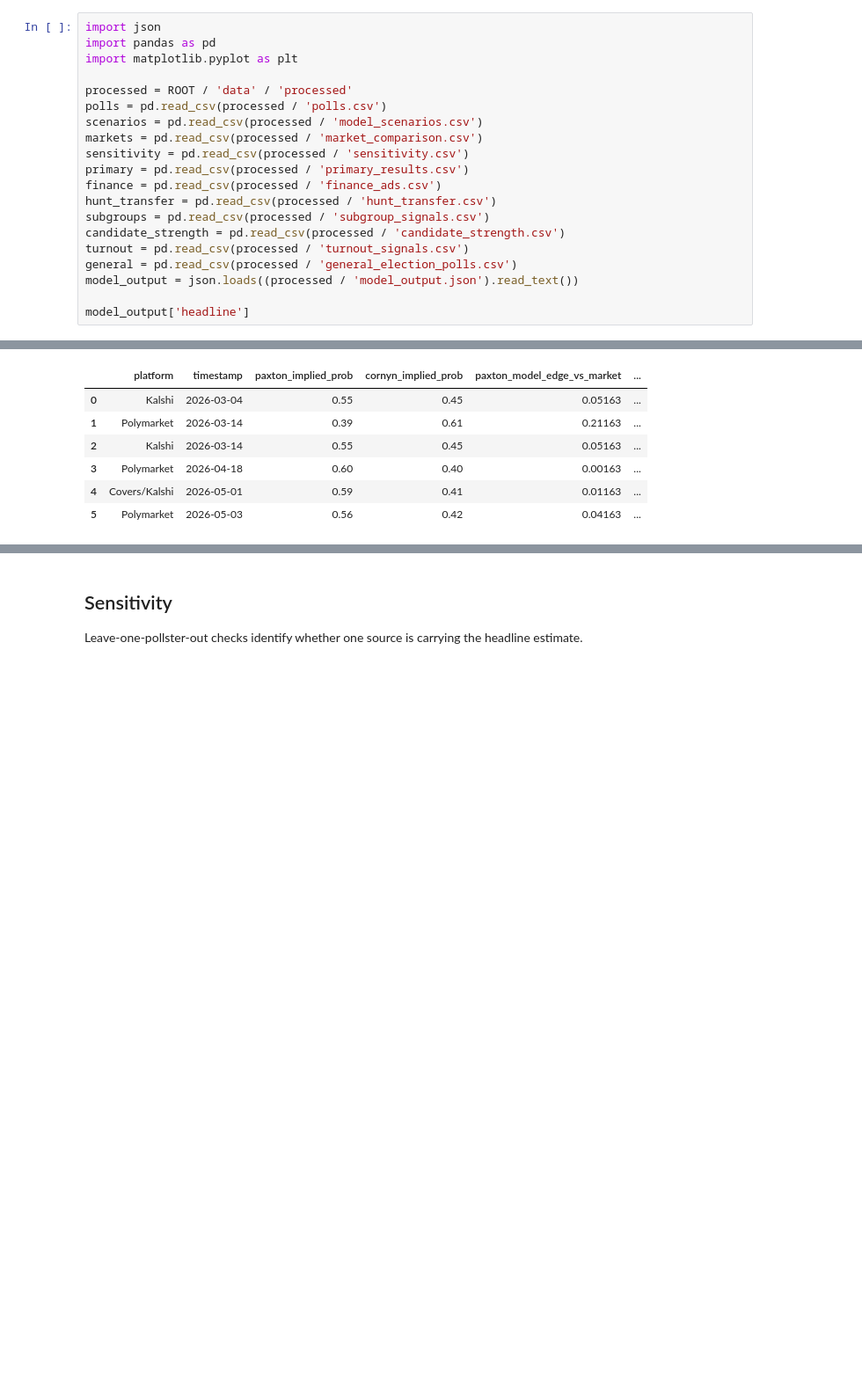
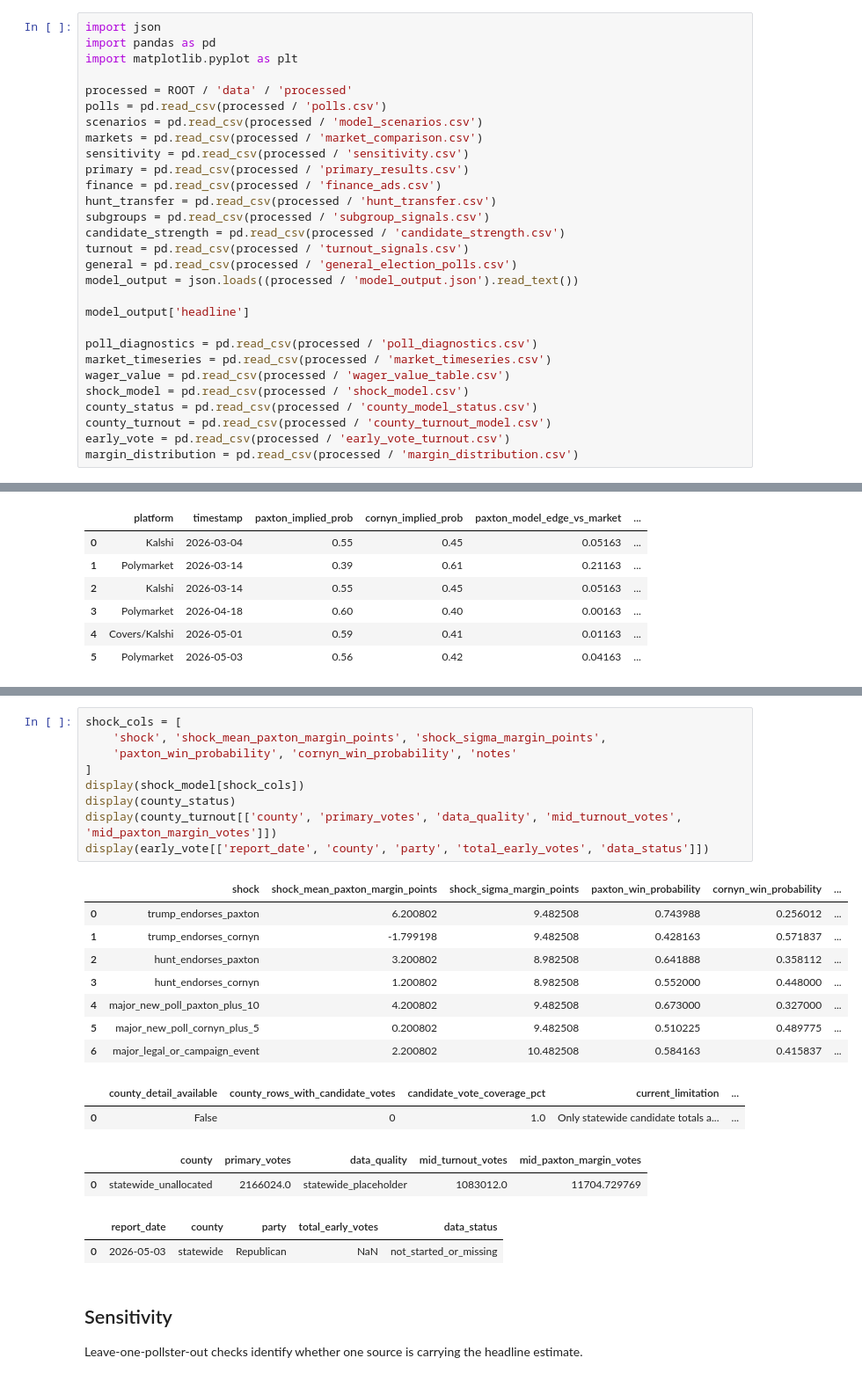
Before and after one commit to snailpop1/2026-Texas-GOP-Senate-Primary-Predictor, a Jupyter notebook: notebooks/tx_gop_senate_runoff_model.ipynb, the cells around one changed output, grey strips where cells are left out. Shown at 88% size. Saved outputs shown, nothing was run; the diff lists cells and outputs as text; blank space fills up the shorter version.

Commit message:
Add wager-grade risk and signal layers

```diff
--- a/notebooks/tx_gop_senate_runoff_model.ipynb
+++ b/notebooks/tx_gop_senate_runoff_model.ipynb
@@ -39,3 +39,12 @@ general = pd.read_csv(processed / 'general_election_polls.csv')
 model_output = json.loads((processed / 'model_output.json').read_text())
 
 model_output['headline']
+
+poll_diagnostics = pd.read_csv(processed / 'poll_diagnostics.csv')
+market_timeseries = pd.read_csv(processed / 'market_timeseries.csv')
+wager_value = pd.read_csv(processed / 'wager_value_table.csv')
+shock_model = pd.read_csv(processed / 'shock_model.csv')
+county_status = pd.read_csv(processed / 'county_model_status.csv')
+county_turnout = pd.read_csv(processed / 'county_turnout_model.csv')
+early_vote = pd.read_csv(processed / 'early_vote_turnout.csv')
+margin_distribution = pd.read_csv(processed / 'margin_distribution.csv')
@@ -193,3 +228,27 @@ markets[market_cols]
+# %%
+shock_cols = [
+    'shock', 'shock_mean_paxton_margin_points', 'shock_sigma_margin_points',
+    'paxton_win_probability', 'cornyn_win_probability', 'notes'
+]
+display(shock_model[shock_cols])
+display(county_status)
+display(county_turnout[['county', 'primary_votes', 'data_quality', 'mid_turnout_votes', 'mid_paxton_margin_votes']])
+display(early_vote[['report_date', 'county', 'party', 'total_early_votes', 'data_status']])
+# %% [output]
+|  | shock | shock_mean_paxton_margin_points | shock_sigma_margin_points | paxton_win_probability | cornyn_win_probability | ... |
+| 0 | trump_endorses_paxton | 6.200802 | 9.482508 | 0.743988 | 0.256012 | ... |
+| 1 | trump_endorses_cornyn | -1.799198 | 9.482508 | 0.428163 | 0.571837 | ... |
+| 2 | hunt_endorses_paxton | 3.200802 | 8.982508 | 0.641888 | 0.358112 | ... |
+| 3 | hunt_endorses_cornyn | 1.200802 | 8.982508 | 0.552000 | 0.448000 | ... |
+| 4 | major_new_poll_paxton_plus_10 | 4.200802 | 9.482508 | 0.673000 | 0.327000 | ... |
+| 5 | major_new_poll_cornyn_plus_5 | 0.200802 | 9.482508 | 0.510225 | 0.489775 | ... |
+| 6 | major_legal_or_campaign_event | 2.200802 | 10.482508 | 0.584163 | 0.415837 | ... |
+|  | county_detail_available | county_rows_with_candidate_votes | candidate_vote_coverage_pct | current_limitation | ... |
+| 0 | False | 0 | 1.0 | Only statewide candidate totals a... | ... |
+|  | county | primary_votes | data_quality | mid_turnout_votes | mid_paxton_margin_votes |
+| 0 | statewide_unallocated | 2166024.0 | statewide_placeholder | 1083012.0 | 11704.729769 |
+|  | report_date | county | party | total_early_votes | data_status |
+| 0 | 2026-05-03 | statewide | Republican | NaN | not_started_or_missing |
 # %% [markdown]
 ## Sensitivity
 
```
Also changed, not shown: parts of 6 cells of this notebook, 36 other files.
